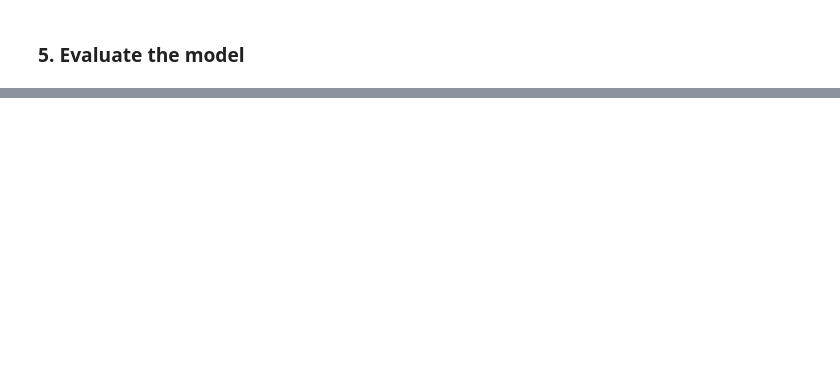
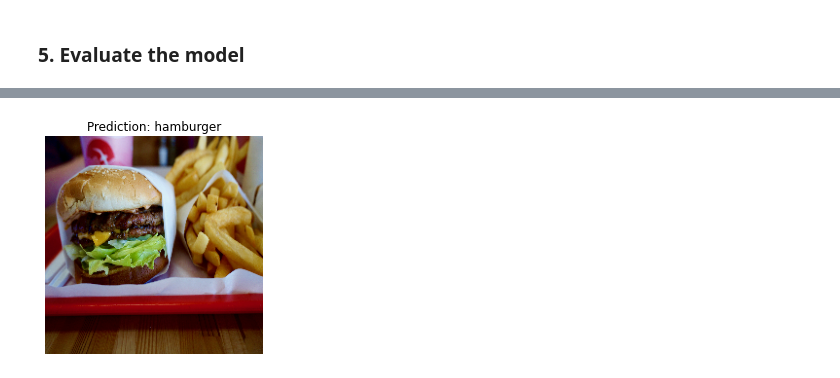
Before and after one commit to maulairfani/DataScience-Learning-Notebooks, a Jupyter notebook: 03_convolutional_neural_networks_in_tensorflow.ipynb, the cells around one changed output, grey strips where cells are left out. Drawn from its saved outputs; the diff is of its cells as text; code cells hidden in the pictures; blank space fills up the shorter version.

```diff
--- a/03_convolutional_neural_networks_in_tensorflow.ipynb
+++ b/03_convolutional_neural_networks_in_tensorflow.ipynb
@@ -908,0 +1347,5 @@ plot_loss_curves(history_8)
+# %%
+# Make a prediction using model_11
+pred_and_plot(model_11, filename="03-hamburger.jpeg",
+              class_names=class_names)
+# %% [output]
@@ -908,0 +1353 @@ plot_loss_curves(history_8)
+[figure, added]
```
Also changed, not shown: parts of 72 cells of this notebook.
